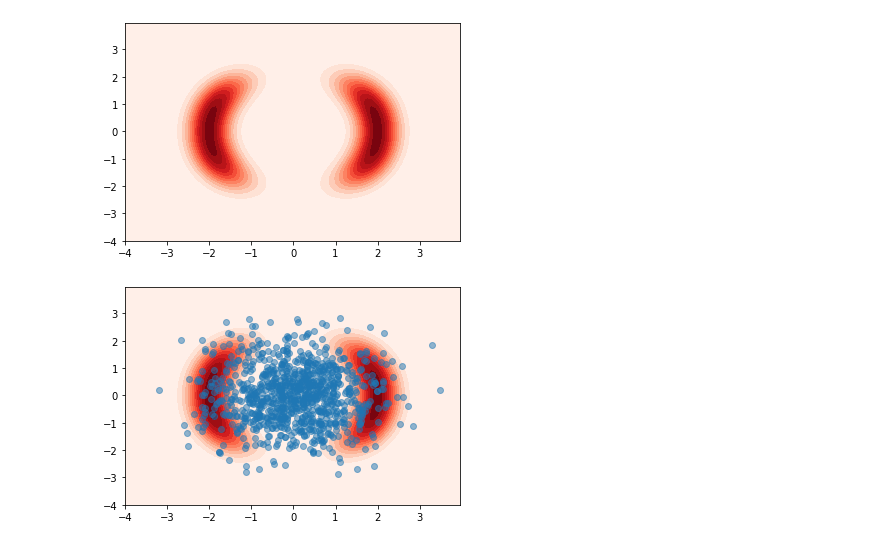
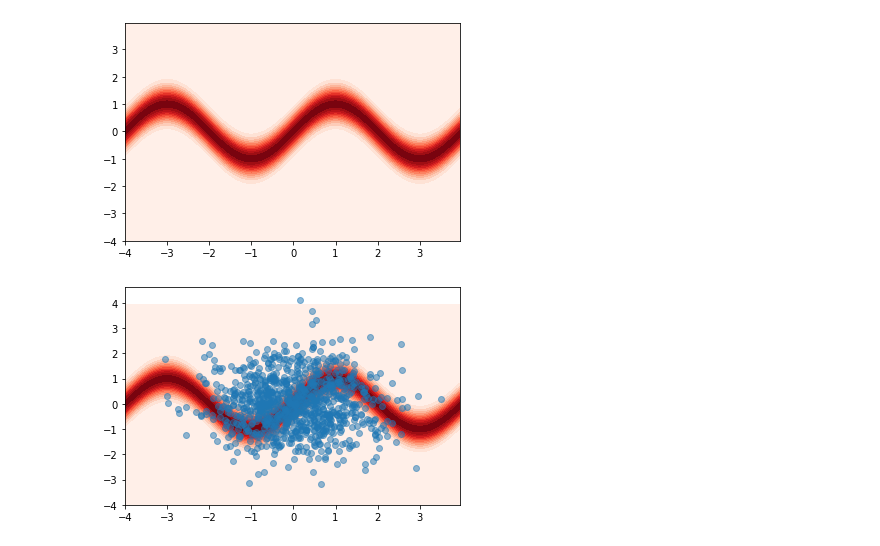
Before and after one commit to CoopLo/normalizingflows, a Jupyter notebook: flows2.ipynb, the cells around one changed output. Cells and saved outputs as stored; diff of their text form; code cells hidden in the pictures.

```diff
--- a/flows2.ipynb
+++ b/flows2.ipynb
@@ -13,13 +13,36 @@ def u1(z, N=1):
     exp_factor = 1/2*((np.linalg.norm(z, axis=2) - 2)/0.4)**2 - \
                  np.log(np.exp(-1/2*((z[:,:,0] - 2)/0.6)**2) + np.exp(-1/2*((z[:,:,0] + 2)/0.6)**2))
     return N * np.exp(-exp_factor)
+
+def u2(z, N=1):
+    exp_factor = 1/2*((z[:,:,1] - np.sin(2*np.pi*z[:,:,0]/4))/0.4)**2
+    return np.exp(-exp_factor)
+# %%
+# Parameters
+
+h = np.tanh
+
+u = u2
+
+q_0_mu = np.array([0,0])
+q_0_sigma = 1
+D = q_0_mu.shape[0]
+num_samples = 1000
+
+num_flows = 10
+lambda_flows = np.array([np.array([1., 1., 0., 0., 0.])]*num_flows)
+
+m = 10000
+step_size = .01
+
+use_adam = True
 # %%
 X, Y = numpy.mgrid[-4:4:0.05, -4:4:0.05]
 dat = np.dstack((X, Y))
-U_z1 = u1(dat)
+U_z = u(dat)
 
 fig, ax = plt.subplots()
-ax.contourf(X, Y, U_z1, cmap='Reds', levels=15)
+ax.contourf(X, Y, U_z, cmap='Reds', levels=15)
 plt.show()
 # %% [output]
-[figure, old version]
+[figure, new version]
@@ -43,11 +51,11 @@ step_size = .01
 samples = np.random.multivariate_normal(q_0_mu, q_0_sigma*np.eye(D), num_samples)
 
 fig, ax = plt.subplots()
-ax.contourf(X, Y, U_z1, cmap='Reds', levels=15)
+ax.contourf(X, Y, U_z, cmap='Reds', levels=15)
 ax.scatter(samples[:, 0], samples[:, 1], alpha=.5)
 plt.show()
 # %% [output]
-[figure, old version]
+[figure, new version]
 # %%
 # lambda u, w, b
 
```
Also changed, not shown: parts of 10 cells of this notebook.
